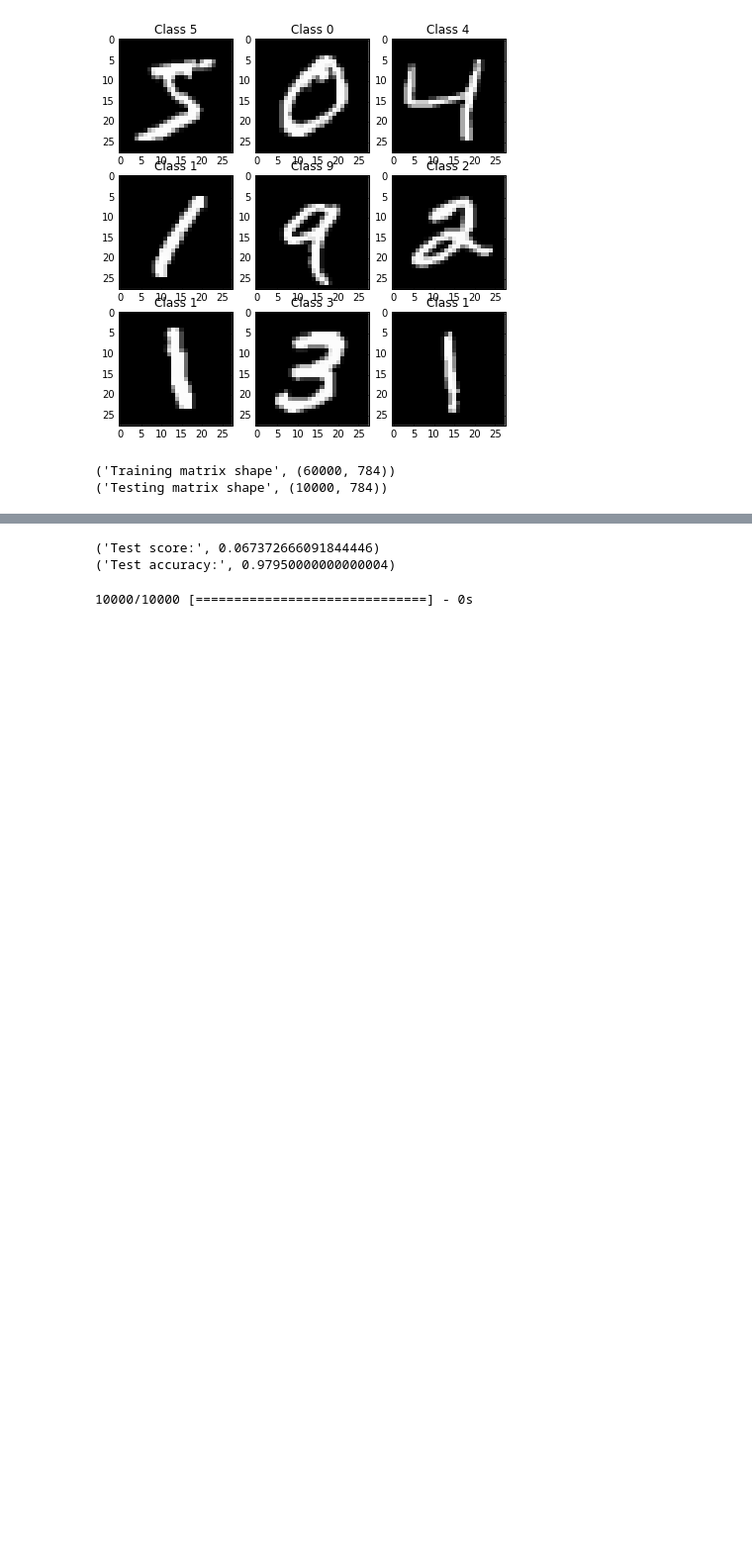
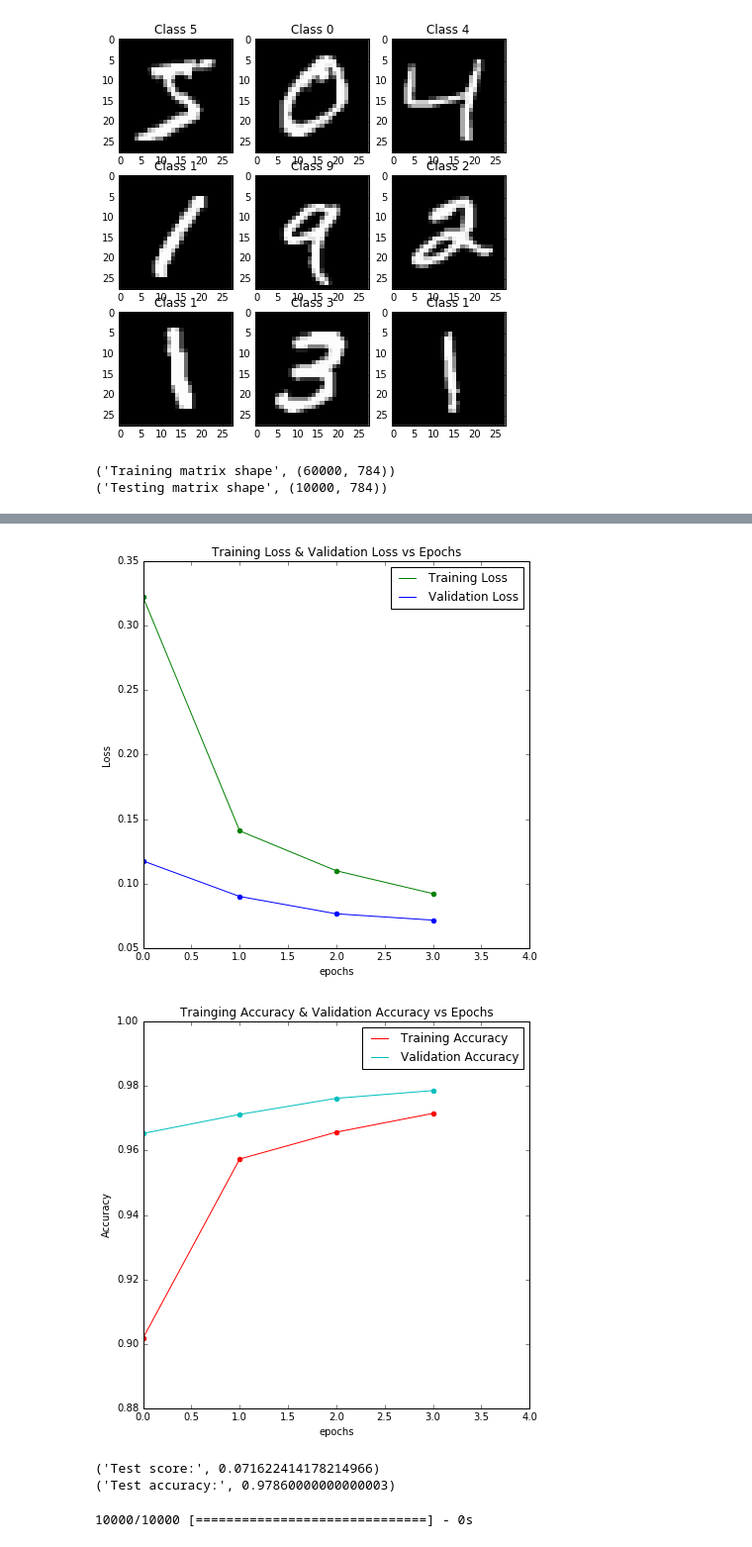
Before and after one commit to RajHarry/DeepNets, a Jupyter notebook: Online_Learning/Online_Learning_DeepNets.ipynb, the cells around one changed output, grey strips where cells are left out. Shown at 99% size. Saved outputs shown, nothing was run; the diff lists cells and outputs as text; code cells hidden in the pictures; blank space fills up the shorter version.

```diff
--- a/Online_Learning/Online_Learning_DeepNets.ipynb
+++ b/Online_Learning/Online_Learning_DeepNets.ipynb
@@ -35,5 +37,10 @@ for i in range(9):
 # %% [output]
 [figure]
+# %%
+X_train = X_train_org
+y_train = y_train_org
+X_test = X_test_org
+y_test = y_test_org
 # %%
 X_train = X_train.reshape(60000, 784)
 X_test = X_test.reshape(10000, 784)
@@ -56,16 +64,16 @@ model.add(Activation('relu')) # An "activation" is just a non-linear function ap
                               # of the layer above. Here, with a "rectified linear unit",
                               # we clamp all values below 0 to 0.
 
-model.add(Dropout(0.2))   # Dropout helps protect the model from memorizing or "overfitting" the training data
+model.add(Dropout(0.4))   # Dropout helps protect the model from memorizing or "overfitting" the training data
 model.add(Dense(512))
 model.add(Activation('relu'))
-model.add(Dropout(0.2))
+model.add(Dropout(0.5))
 model.add(Dense(10))
 model.add(Activation('softmax'))
 # %%
 model.compile(loss='categorical_crossentropy', optimizer='adam')
 # %%
-model.fit(X_train, Y_train,
+offline_history = model.fit(X_train, Y_train,
           batch_size=128, nb_epoch=4,
           show_accuracy=True, verbose=1,
           validation_data=(X_test, Y_test))
@@ -83,11 +90,50 @@ Epoch 4/4
+# %%
+hist = offline_history
+
+plt.figure(1)
+
+axes = plt.gca()
+x_min = hist.epoch[0]
+x_max = hist.epoch[-1]+1
+axes.set_xlim([x_min,x_max])
+
+plt.scatter(hist.epoch, hist.history['loss'], color='g')
+plt.plot(hist.history['loss'], color='g', label='Training Loss')
+plt.scatter(hist.epoch, hist.history['val_loss'], color='b')
+plt.plot(hist.history['val_loss'], color='b', label='Validation Loss')
+plt.xlabel('epochs')
+plt.ylabel('Loss')
+plt.title('Training Loss & Validation Loss vs Epochs')
+plt.legend()
+
+plt.figure(2)
+
+axes = plt.gca()
+x_min = hist.epoch[0]
+x_max = hist.epoch[-1]+1
+axes.set_xlim([x_min,x_max])
+
+plt.scatter(hist.epoch, hist.history['acc'], color='r')
+plt.plot(hist.history['acc'], color='r', label='Training Accuracy')
+plt.scatter(hist.epoch, hist.history['val_acc'], color='c')
+plt.plot(hist.history['val_acc'], color='c', label='Validation Accuracy')
+plt.xlabel('epochs')
+plt.ylabel('Accuracy')
+plt.title('Trainging Accuracy & Validation Accuracy vs Epochs')
+plt.legend()
+
+plt.show()
+# %% [output]
+[figure, added]
+[figure, added]
 # %%
-score = model.evaluate(X_test, Y_test,
+loss, acc = model.evaluate(X_test, Y_test,
                        show_accuracy=True, verbose=0)
-print('Test score:', score[0])
-print('Test accuracy:', score[1])
+print('Test score:', loss)
+print('Test accuracy:', acc)
 # %% [output]
-('Test score:', 0.067372666091844446)
-('Test accuracy:', 0.97950000000000004)
+('Test score:', 0.071622414178214966)
+('Test accuracy:', 0.97860000000000003)
 # %%
 # The predict_classes function outputs the highest probability class
 # according to the trained classifier for each input example.
```
Also changed, not shown: parts of 18 cells of this notebook.
